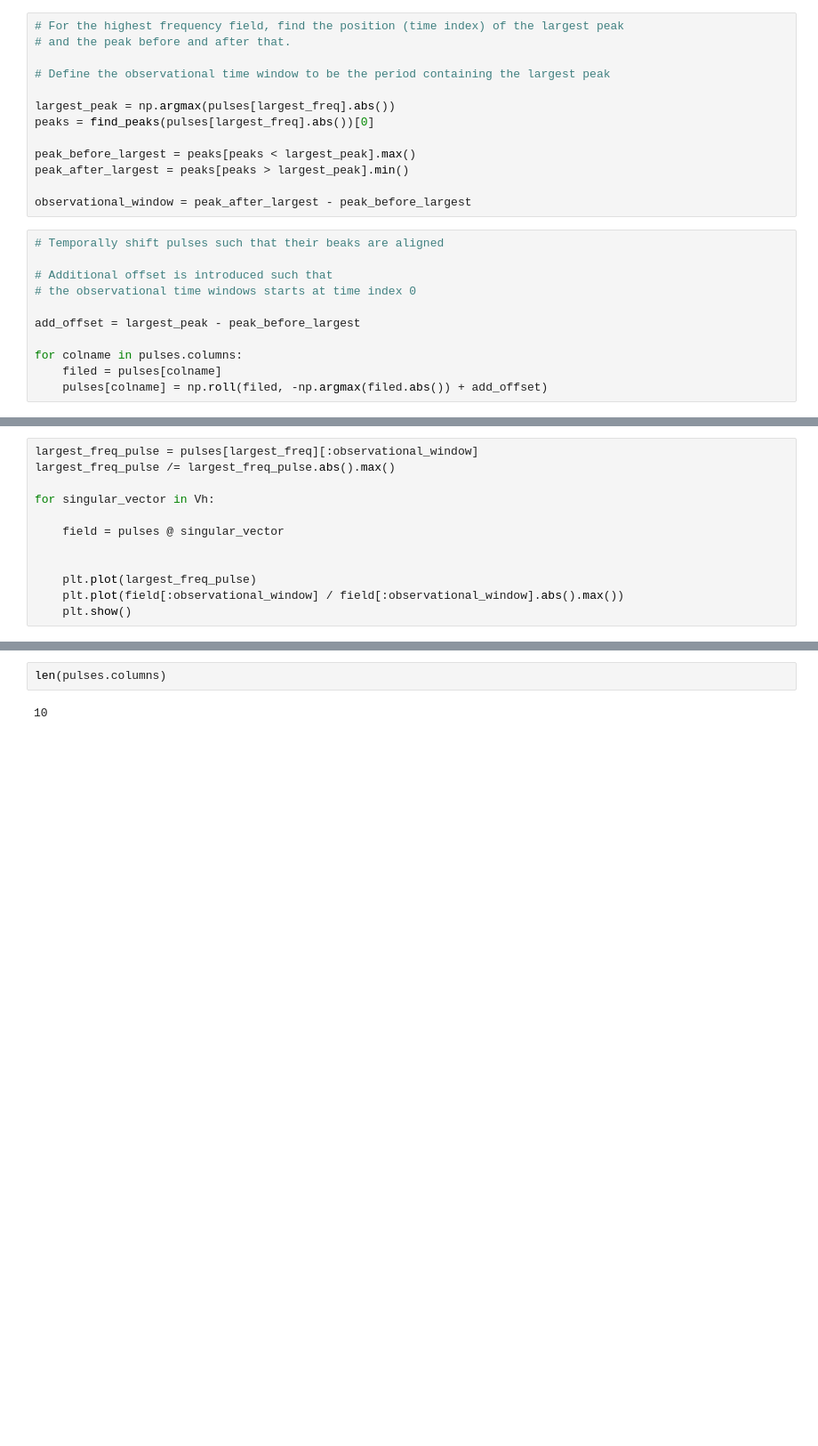
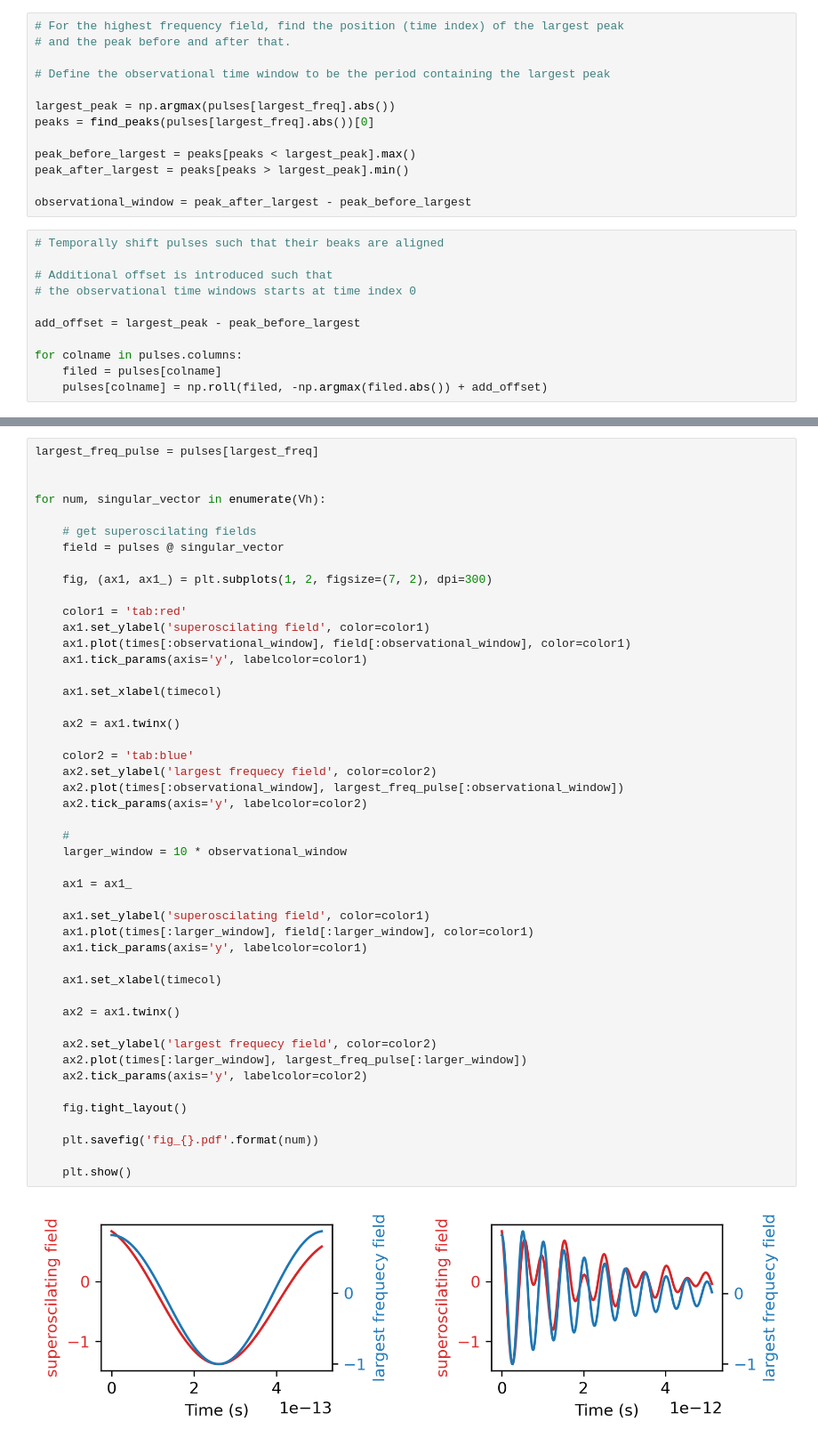
Before and after one commit to dibondar/superoscilations, a Jupyter notebook: how_to_get_superoscilations.ipynb, the cells around one changed output, grey strips where cells are left out. Shown at 89% size. Drawn from its saved outputs; the diff is of its cells as text; blank space fills up the shorter version.

```diff
--- a/how_to_get_superoscilations.ipynb
+++ b/how_to_get_superoscilations.ipynb
@@ -75,13 +91 @@ plot_pulses(pulses)
 U, sigmas, Vh = svd(pulses[:observational_window], full_matrices=False)
-# %%
-largest_freq_pulse = pulses[largest_freq][:observational_window]
-largest_freq_pulse /= largest_freq_pulse.abs().max()
-
-for singular_vector in Vh:
-
-    field = pulses @ singular_vector
-
-
-    plt.plot(largest_freq_pulse)
-    plt.plot(field[:observational_window] / field[:observational_window].abs().max())
-    plt.show()
@@ -99,4 +92,49 @@ for singular_vector in Vh:
-# %%
-len(pulses.columns)
-# %% [output]
-10
+# %%
+largest_freq_pulse = pulses[largest_freq]
+
+
+for num, singular_vector in enumerate(Vh):
+
+    # get superoscilating fields
+    field = pulses @ singular_vector
+
+    fig, (ax1, ax1_) = plt.subplots(1, 2, figsize=(7, 2), dpi=300)
+
+    color1 = 'tab:red'
+    ax1.set_ylabel('superoscilating field', color=color1)
+    ax1.plot(times[:observational_window], field[:observational_window], color=color1)
+    ax1.tick_params(axis='y', labelcolor=color1)
+
+    ax1.set_xlabel(timecol)
+
+    ax2 = ax1.twinx()
+
+    color2 = 'tab:blue'
+    ax2.set_ylabel('largest frequecy field', color=color2)
+    ax2.plot(times[:observational_window], largest_freq_pulse[:observational_window])
+    ax2.tick_params(axis='y', labelcolor=color2)
+
+    #
+    larger_window = 10 * observational_window
+
+    ax1 = ax1_
+
+    ax1.set_ylabel('superoscilating field', color=color1)
+    ax1.plot(times[:larger_window], field[:larger_window], color=color1)
+    ax1.tick_params(axis='y', labelcolor=color1)
+
+    ax1.set_xlabel(timecol)
+
+    ax2 = ax1.twinx()
+
+    ax2.set_ylabel('largest frequecy field', color=color2)
+    ax2.plot(times[:larger_window], largest_freq_pulse[:larger_window])
+    ax2.tick_params(axis='y', labelcolor=color2)
+
+    fig.tight_layout()
+
+    plt.savefig('fig_{}.pdf'.format(num))
+
+    plt.show()
+# %% [output]
+[figure, added]
```
Also changed, not shown: parts of 8 cells of this notebook.
